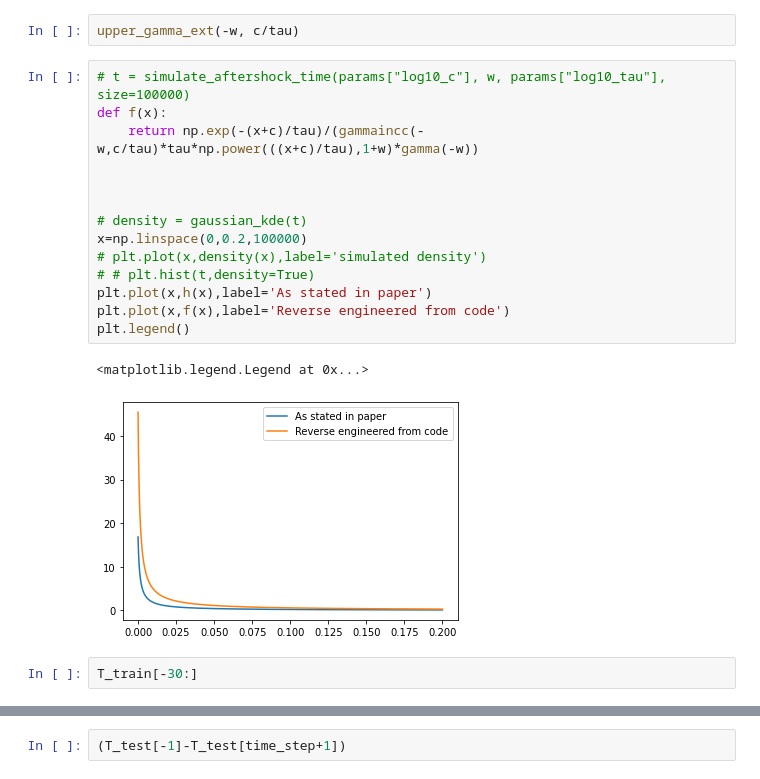
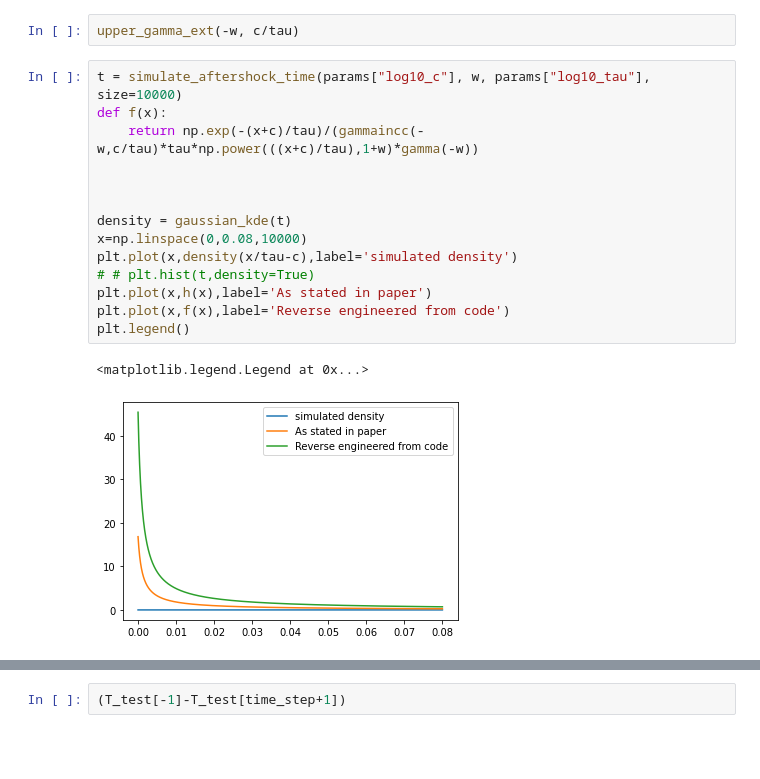
Before and after one commit to ss15859/Neural_Point_Process, a Jupyter notebook: Simulation/troubleshooting_simulation.ipynb, the cells around one changed output, grey strips where cells are left out. Saved outputs shown, nothing was run; the diff lists cells and outputs as text; blank space fills up the shorter version.

```diff
--- a/Simulation/troubleshooting_simulation.ipynb
+++ b/Simulation/troubleshooting_simulation.ipynb
@@ -190,21 +190,19 @@ def H(t):
 # %%
 upper_gamma_ext(-w, c/tau)
 # %%
-# t = simulate_aftershock_time(params["log10_c"], w, params["log10_tau"], size=100000)
+t = simulate_aftershock_time(params["log10_c"], w, params["log10_tau"], size=10000)
 def f(x):
     return np.exp(-(x+c)/tau)/(gammaincc(-w,c/tau)*tau*np.power(((x+c)/tau),1+w)*gamma(-w))
 
 
 
-# density = gaussian_kde(t)
-x=np.linspace(0,0.2,100000)
-# plt.plot(x,density(x),label='simulated density')
+density = gaussian_kde(t)
+x=np.linspace(0,0.08,10000)
+plt.plot(x,density(x/tau-c),label='simulated density')
 # # plt.hist(t,density=True)
 plt.plot(x,h(x),label='As stated in paper')
 plt.plot(x,f(x),label='Reverse engineered from code')
 plt.legend()
 # %% [output]
 <matplotlib.legend.Legend at 0x...>
-[figure, old version]
+[figure, new version]
-# %%
-T_train[-30:]
```
Also changed, not shown: parts of 4 cells of this notebook, 3 other files.
